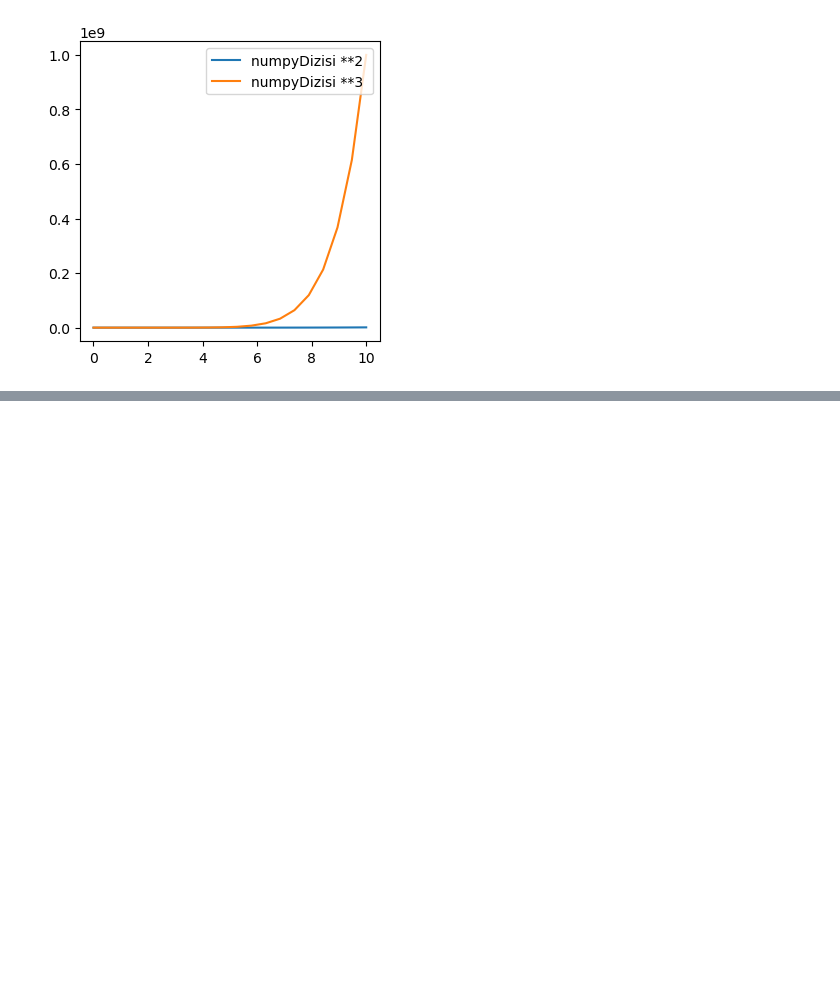
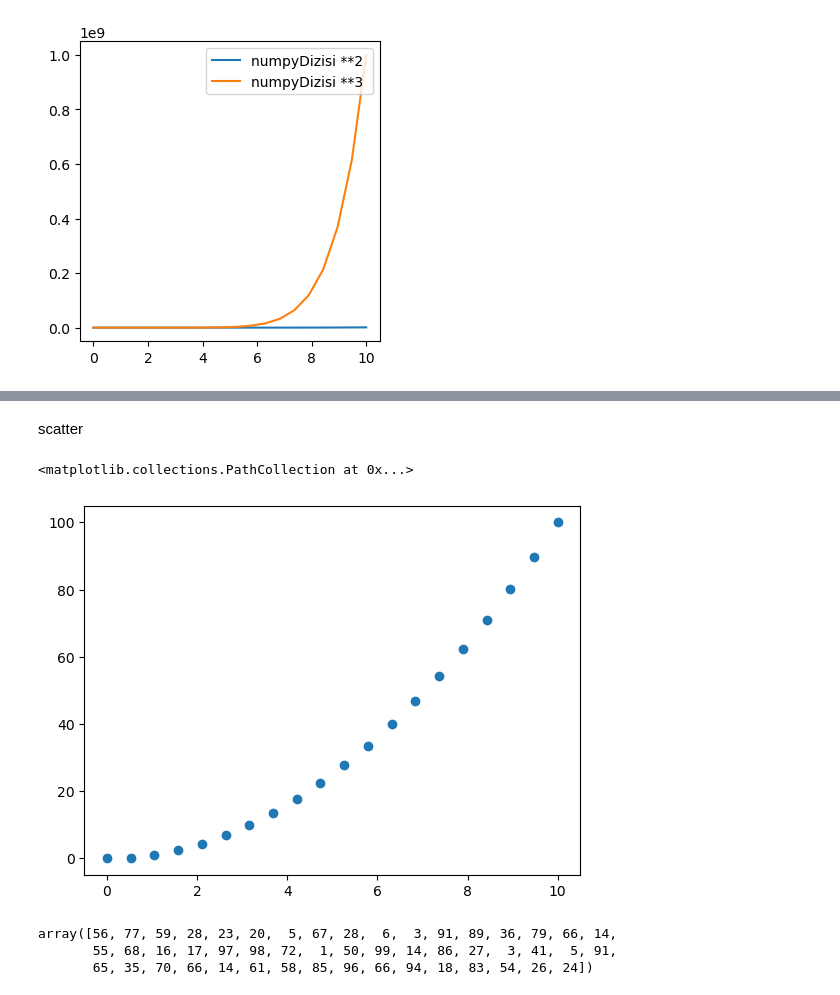
Before and after one commit to erhanbarisolmez/ml--tensorflow_btk, a Jupyter notebook: TensorFlow/eksik_veriler.ipynb, the cells around one changed output, grey strips where cells are left out. Cells and saved outputs as stored; diff of their text form; code cells hidden in the pictures; blank space fills up the shorter version.

```diff
--- a/TensorFlow/eksik_veriler.ipynb
+++ b/TensorFlow/eksik_veriler.ipynb
@@ -318,0 +346,14 @@ yeniEksen.legend(loc=1)
+# %% [markdown]
+scatter
+# %%
+plt.scatter(dizi, dizi2)
+# %% [output]
+<matplotlib.collections.PathCollection at 0x...>
+[figure, added]
+# %%
+randomList = np.random.randint(0,100,50)
+randomList
+# %% [output]
+array([56, 77, 59, 28, 23, 20,  5, 67, 28,  6,  3, 91, 89, 36, 79, 66, 14,
+       55, 68, 16, 17, 97, 98, 72,  1, 50, 99, 14, 86, 27,  3, 41,  5, 91,
+       65, 35, 70, 66, 14, 61, 58, 85, 96, 66, 94, 18, 83, 54, 26, 24])
```
Also changed, not shown: parts of 7 cells of this notebook, 3 other files.
